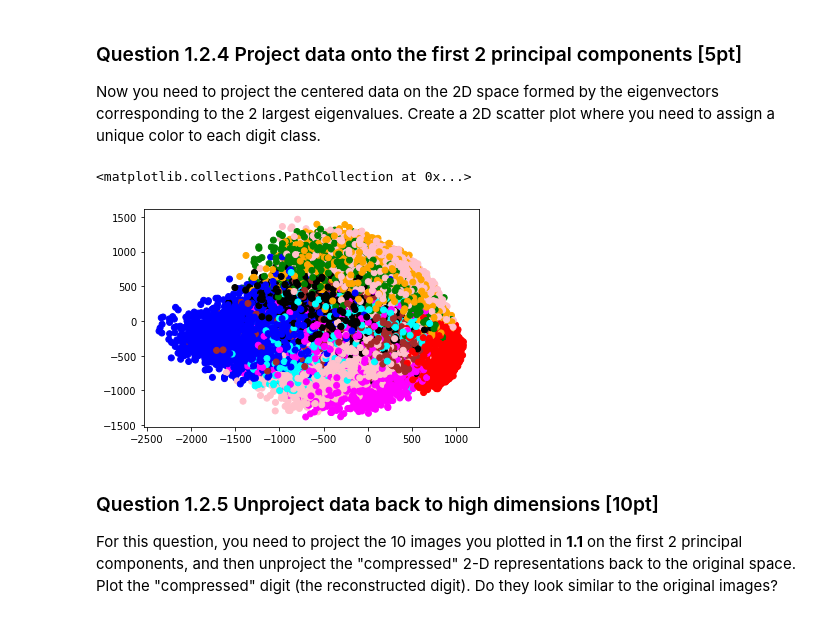
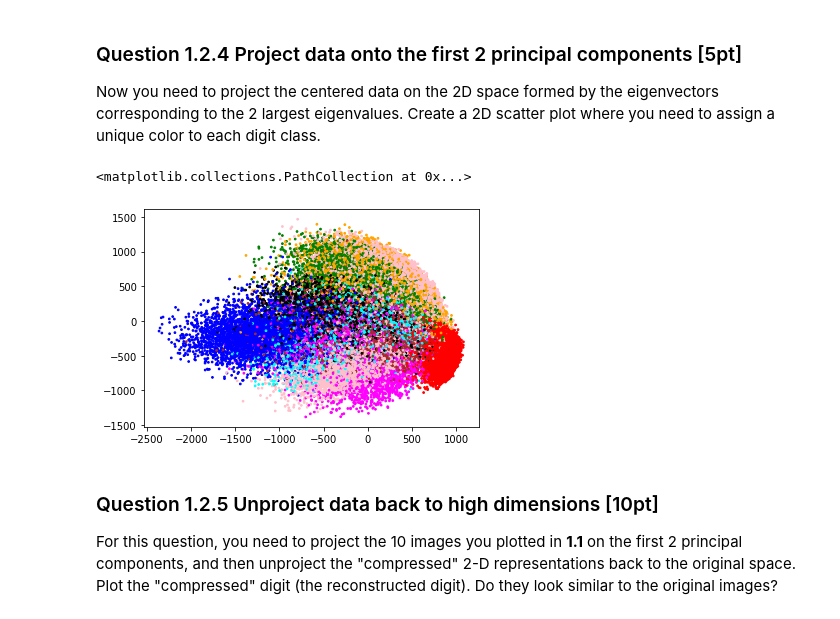
Before and after one commit to shreyas23/cse152, a Jupyter notebook: hw2/CSE152 HW2.ipynb, the cells around one changed output. Cells and saved outputs as stored; diff of their text form; code cells hidden in the pictures.

```diff
--- a/hw2/CSE152 HW2.ipynb
+++ b/hw2/CSE152 HW2.ipynb
@@ -95,13 +95,13 @@ Now you need to project the centered data on the 2D space formed by the eigenvec
 # %%
 ### YOUR CODE HERE
 colors = ['blue', 'red', 'magenta', 'pink', 'green', 'cyan', 'black', 'pink', 'brown', 'orange']
 colors_plot = [colors[label] for label in labels]
 pca_proj = np.dot(data_centered, vectors[: , :2])
-plt.scatter(pca_proj[:, 0], pca_proj[:, 1], c=colors_plot)
+plt.scatter(pca_proj[:, 0], pca_proj[:, 1], c=colors_plot, s=3)
 ### END OF CODE
 # %% [output]
 <matplotlib.collections.PathCollection at 0x...>
-[figure, old version]
+[figure, new version]
 # %% [markdown]
 ### Question 1.2.5 Unproject data back to high dimensions [10pt]
 For this question, you need to project the 10 images you plotted in **1.1** on the first 2 principal components, and then unproject the "compressed" 2-D representations back to the original space. Plot the "compressed" digit (the reconstructed digit). Do they look similar to the original images?
```
Also changed, not shown: parts of 7 cells of this notebook.
